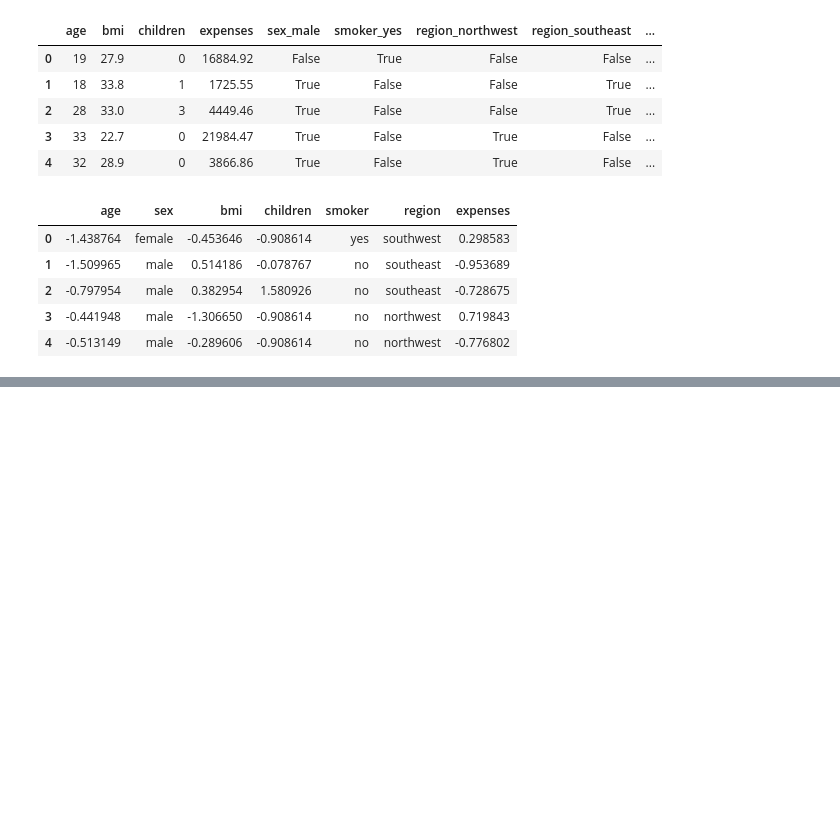
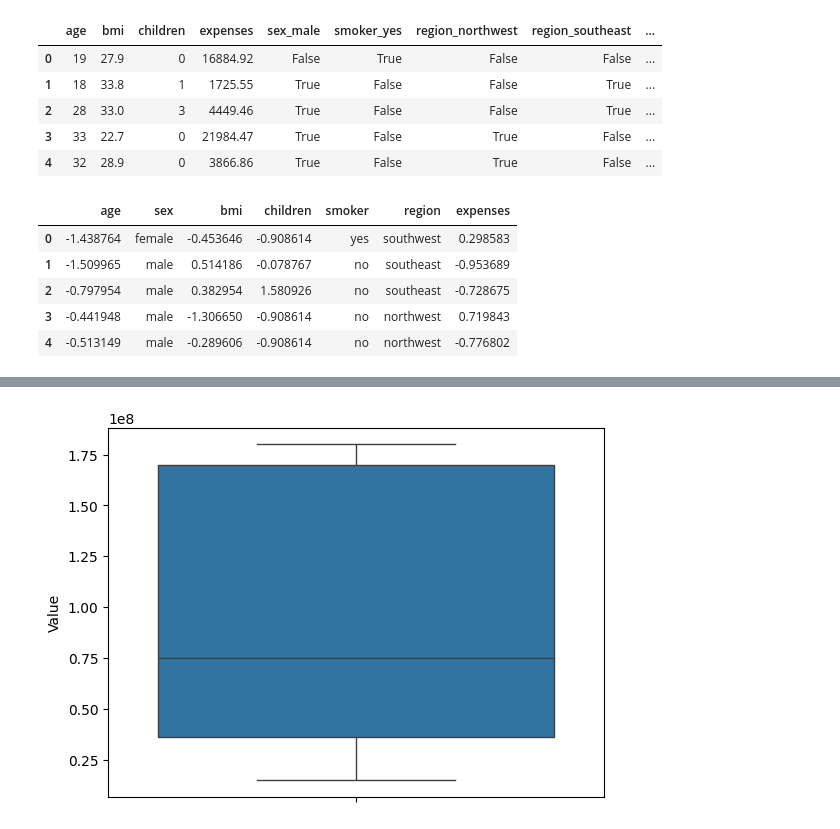
Before and after one commit to badhayearushi-alt/Python---Basic---Projects, a Jupyter notebook: 18_op.ipynb, the cells around one changed output, grey strips where cells are left out. Saved outputs shown, nothing was run; the diff lists cells and outputs as text; code cells hidden in the pictures; blank space fills up the shorter version.

```diff
--- a/18_op.ipynb
+++ b/18_op.ipynb
@@ -152,0 +271,6 @@ df.head()
+# %%
+# 14. Box Plot
+sns.boxplot(y=df["Value"])
+plt.show()
+# %% [output]
+[figure, added]
```
Also changed, not shown: parts of 17 cells of this notebook.
